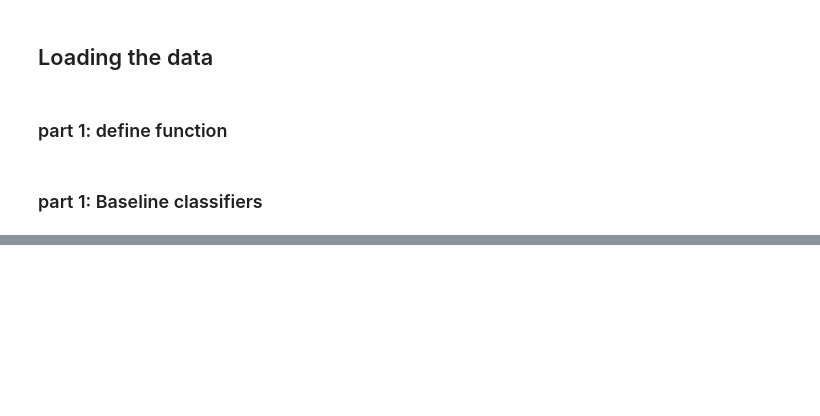
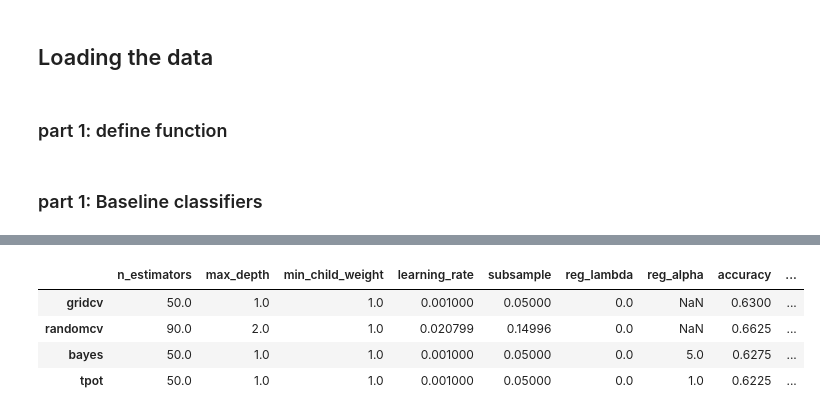
Before and after one commit to seanwhyland/DS775, a Jupyter notebook: project_2/Project 02 Homework/Project_2_Report.ipynb, the cells around one changed output, grey strips where cells are left out. Cells and saved outputs as stored; diff of their text form; code cells hidden in the pictures; blank space fills up the shorter version.

```diff
--- a/project_2/Project 02 Homework/Project_2_Report.ipynb
+++ b/project_2/Project 02 Homework/Project_2_Report.ipynb
@@ -421,3 +511,7 @@ Accuracy: 0.5475, precision: 0.5507, sensitivity: 0.5475
            pred:bad  pred:good
 true:bad        132         65
 true:good        70        133
+# %%
+# define model and pass it to wrapper
+optimize_model(xgbr_classifier, opt_type="tpot", cv=2, n=1)
+# df = wrapper(rf_model)
@@ -423,0 +530,3 @@ true:good        70        133
+# %%
+# define model and pass it to wrapper
+df = wrapper(xgbr_classifier, cv=2, n=1)
@@ -423,0 +541,8 @@ true:good        70        133
+# %%
+df
+# %% [output]
+|  | n_estimators | max_depth | min_child_weight | learning_rate | subsample | reg_lambda | reg_alpha | accuracy | ... |
+| gridcv | 50.0 | 1.0 | 1.0 | 0.001000 | 0.05000 | 0.0 | NaN | 0.6300 | ... |
+| randomcv | 90.0 | 2.0 | 1.0 | 0.020799 | 0.14996 | 0.0 | NaN | 0.6625 | ... |
+| bayes | 50.0 | 1.0 | 1.0 | 0.001000 | 0.05000 | 0.0 | 5.0 | 0.6275 | ... |
+| tpot | 50.0 | 1.0 | 1.0 | 0.001000 | 0.05000 | 0.0 | 1.0 | 0.6225 | ... |
```
Also changed, not shown: parts of 8 cells of this notebook, 4 other files.
